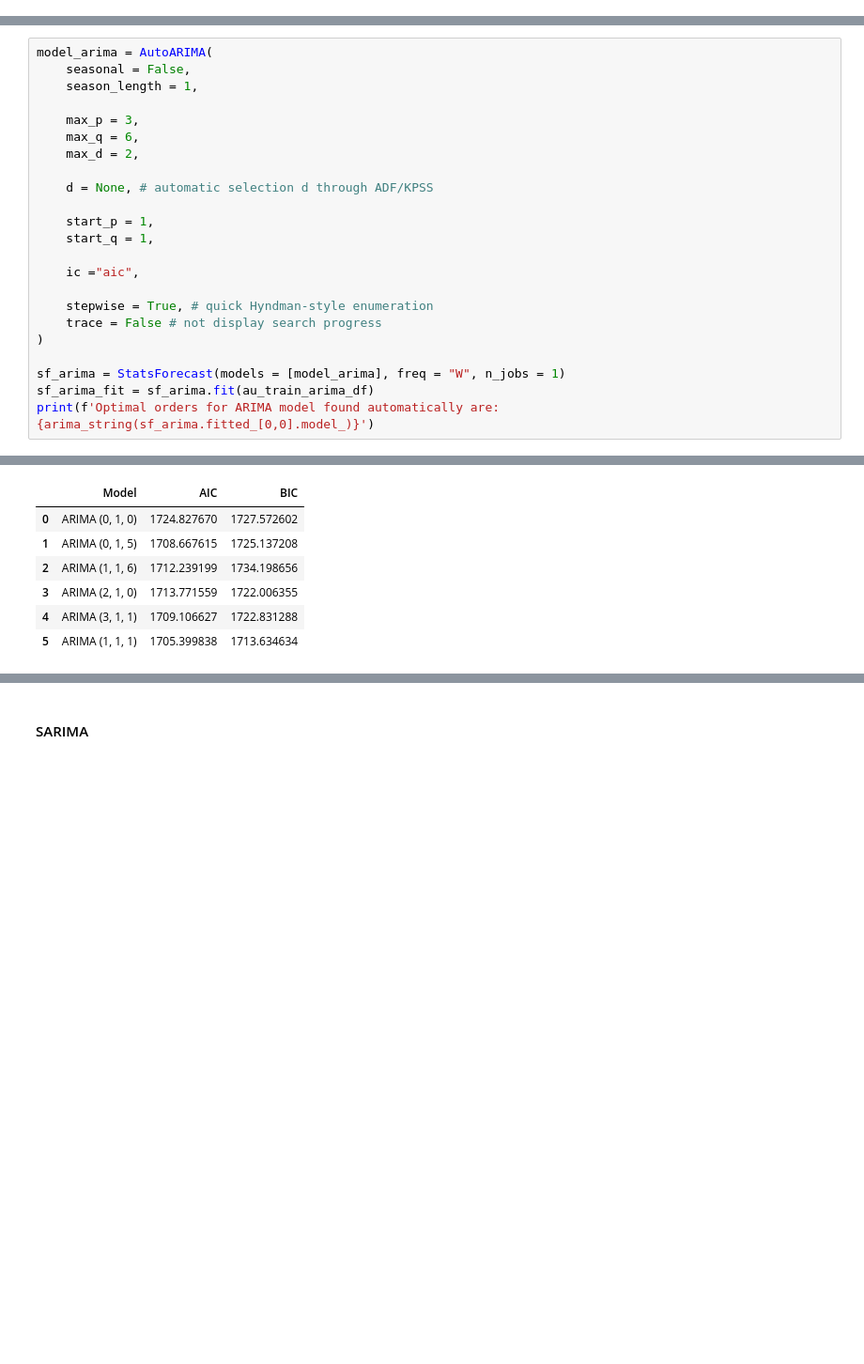
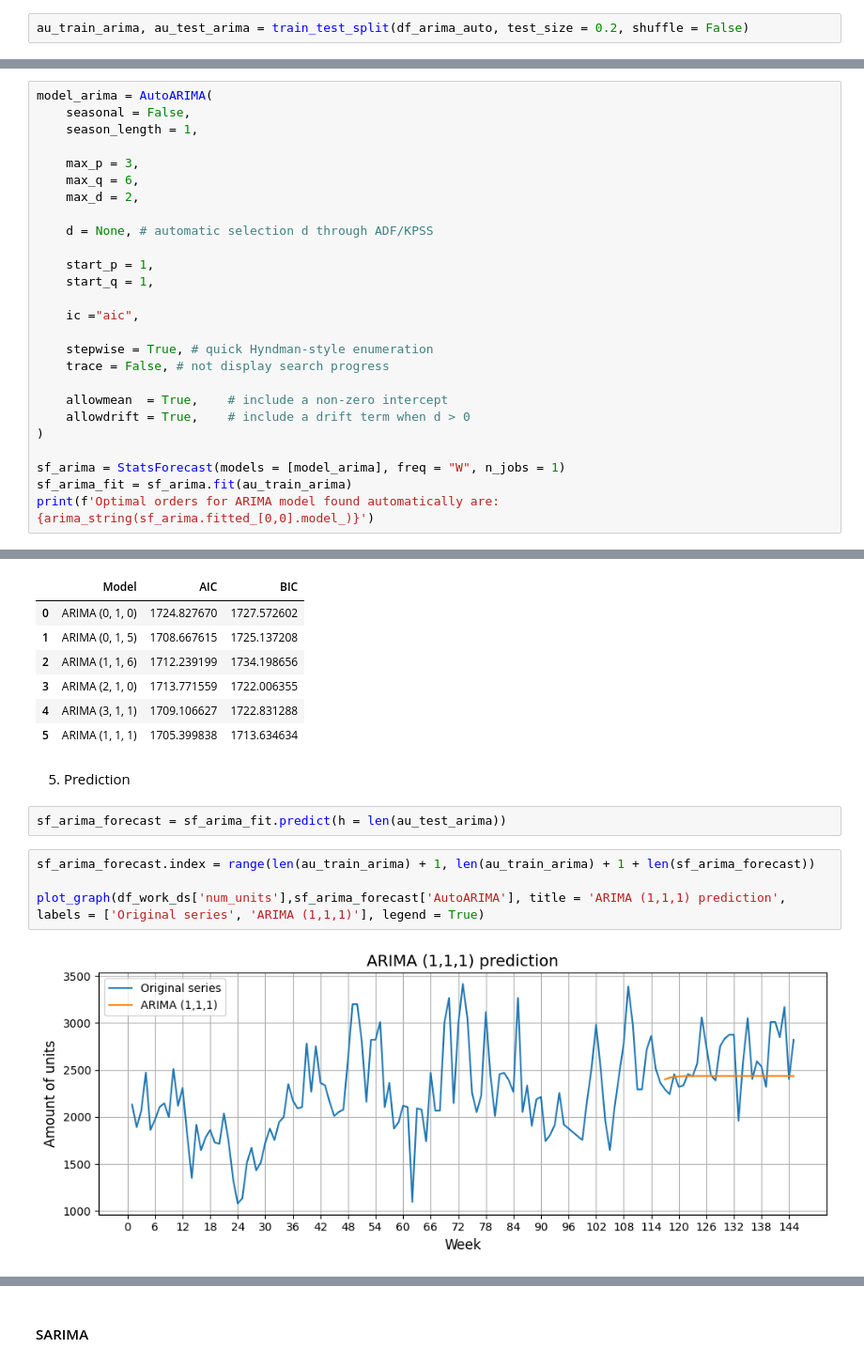
Before and after one commit to AwanRaskall/ml-demand-driven-order-planning, a Jupyter notebook: product_demand_prediction.ipynb, the cells around one changed output, grey strips where cells are left out. Shown at 94% size. Saved outputs shown, nothing was run; the diff lists cells and outputs as text; blank space fills up the shorter version.

```diff
--- a/product_demand_prediction.ipynb
+++ b/product_demand_prediction.ipynb
@@ -697,0 +708,2 @@ au_train_arima_df
+# %%
+au_train_arima, au_test_arima = train_test_split(df_arima_auto, test_size = 0.2, shuffle = False)
@@ -712,11 +726,14 @@ model_arima = AutoARIMA(
     ic ="aic",
 
     stepwise = True, # quick Hyndman-style enumeration
-    trace = False # not display search progress
+    trace = False, # not display search progress
+
+    allowmean  = True,    # include a non-zero intercept
+    allowdrift = True,    # include a drift term when d > 0
 )
 
 sf_arima = StatsForecast(models = [model_arima], freq = "W", n_jobs = 1)
-sf_arima_fit = sf_arima.fit(au_train_arima_df)
+sf_arima_fit = sf_arima.fit(au_train_arima)
 print(f'Optimal orders for ARIMA model found automatically are: {arima_string(sf_arima.fitted_[0,0].model_)}')
 # %% [output]
 Optimal orders for ARIMA model found automatically are: ARIMA(1,1,1)
@@ -734,3 +753,13 @@ df_eval_models.style.highlight_min(subset=['AIC', 'BIC'], color='lightgreen')
 | 3 | ARIMA (2, 1, 0) | 1713.771559 | 1722.006355 |
 | 4 | ARIMA (3, 1, 1) | 1709.106627 | 1722.831288 |
 | 5 | ARIMA (1, 1, 1) | 1705.399838 | 1713.634634 |
+# %% [markdown]
+5. Prediction
+# %%
+sf_arima_forecast = sf_arima_fit.predict(h = len(au_test_arima))
+# %%
+sf_arima_forecast.index = range(len(au_train_arima) + 1, len(au_train_arima) + 1 + len(sf_arima_forecast))
+
+plot_graph(df_work_ds['num_units'],sf_arima_forecast['AutoARIMA'], title = 'ARIMA (1,1,1) prediction', labels = ['Original series', 'ARIMA (1,1,1)'], legend = True)
+# %% [output]
+[figure, added]
```
Also changed, not shown: parts of 32 cells of this notebook.
